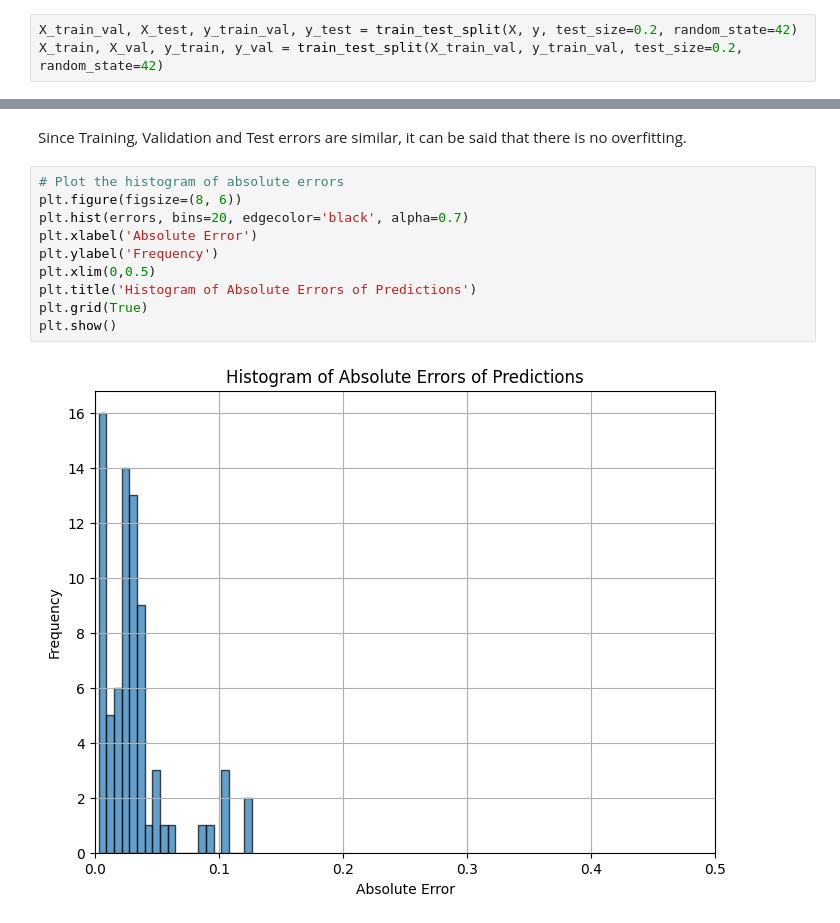
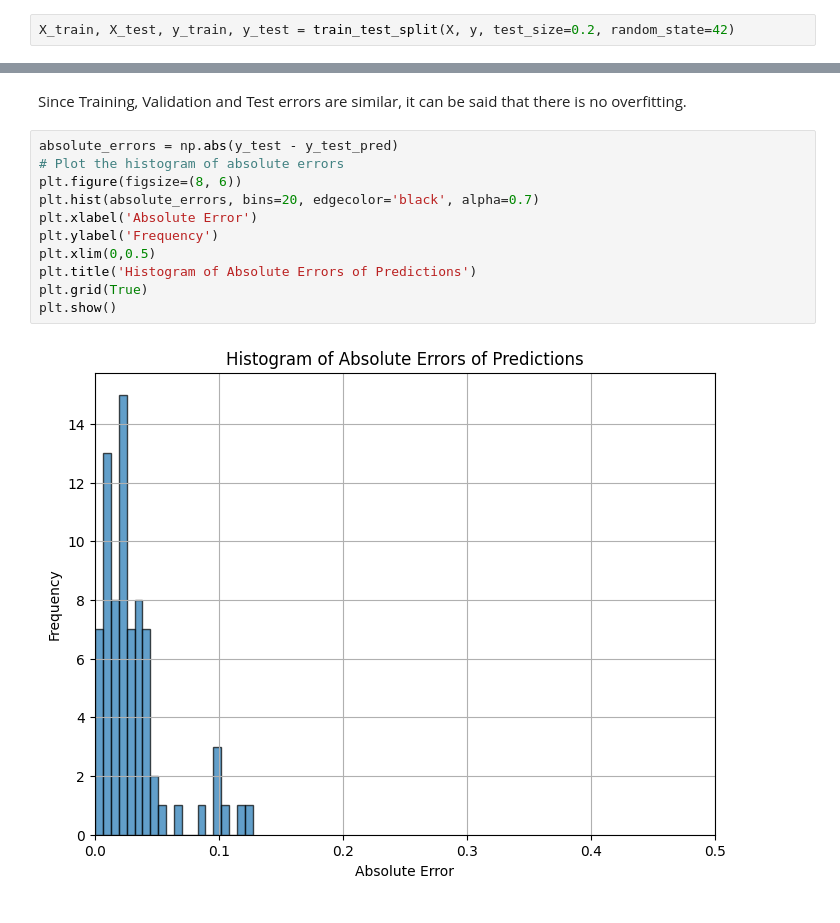
Before and after one commit to 1942Spectre/Tubitak_Energytest, a Jupyter notebook: Regression Model Builds.ipynb, the cells around one changed output, grey strips where cells are left out. Saved outputs shown, nothing was run; the diff lists cells and outputs as text.

```diff
--- a/Regression Model Builds.ipynb
+++ b/Regression Model Builds.ipynb
@@ -73,8 +68,7 @@ y = tests['The Measured Energy Ventilated Consumption']
 # %%
 X = preprocessor.fit_transform(X)
 # %%
-X_train_val, X_test, y_train_val, y_test = train_test_split(X, y, test_size=0.2, random_state=42)
-X_train, X_val, y_train, y_val = train_test_split(X_train_val, y_train_val, test_size=0.2, random_state=42)
+X_train, X_test, y_train, y_test = train_test_split(X, y, test_size=0.2, random_state=42)
 # %% [markdown]
 # Random Forest Regressor
 # %%
@@ -144,14 +135,15 @@ Test set Root Mean Squared Error: 0.04167597939422019
 # %% [markdown]
 Since Training, Validation and Test errors are similar, it can be said that there is no overfitting.
 # %%
+absolute_errors = np.abs(y_test - y_test_pred)
 # Plot the histogram of absolute errors
 plt.figure(figsize=(8, 6))
-plt.hist(errors, bins=20, edgecolor='black', alpha=0.7)
+plt.hist(absolute_errors, bins=20, edgecolor='black', alpha=0.7)
 plt.xlabel('Absolute Error')
 plt.ylabel('Frequency')
 plt.xlim(0,0.5)
 plt.title('Histogram of Absolute Errors of Predictions')
 plt.grid(True)
 plt.show()
 # %% [output]
-[figure, old version]
+[figure, new version]
```
Also changed, not shown: parts of 34 cells of this notebook.
